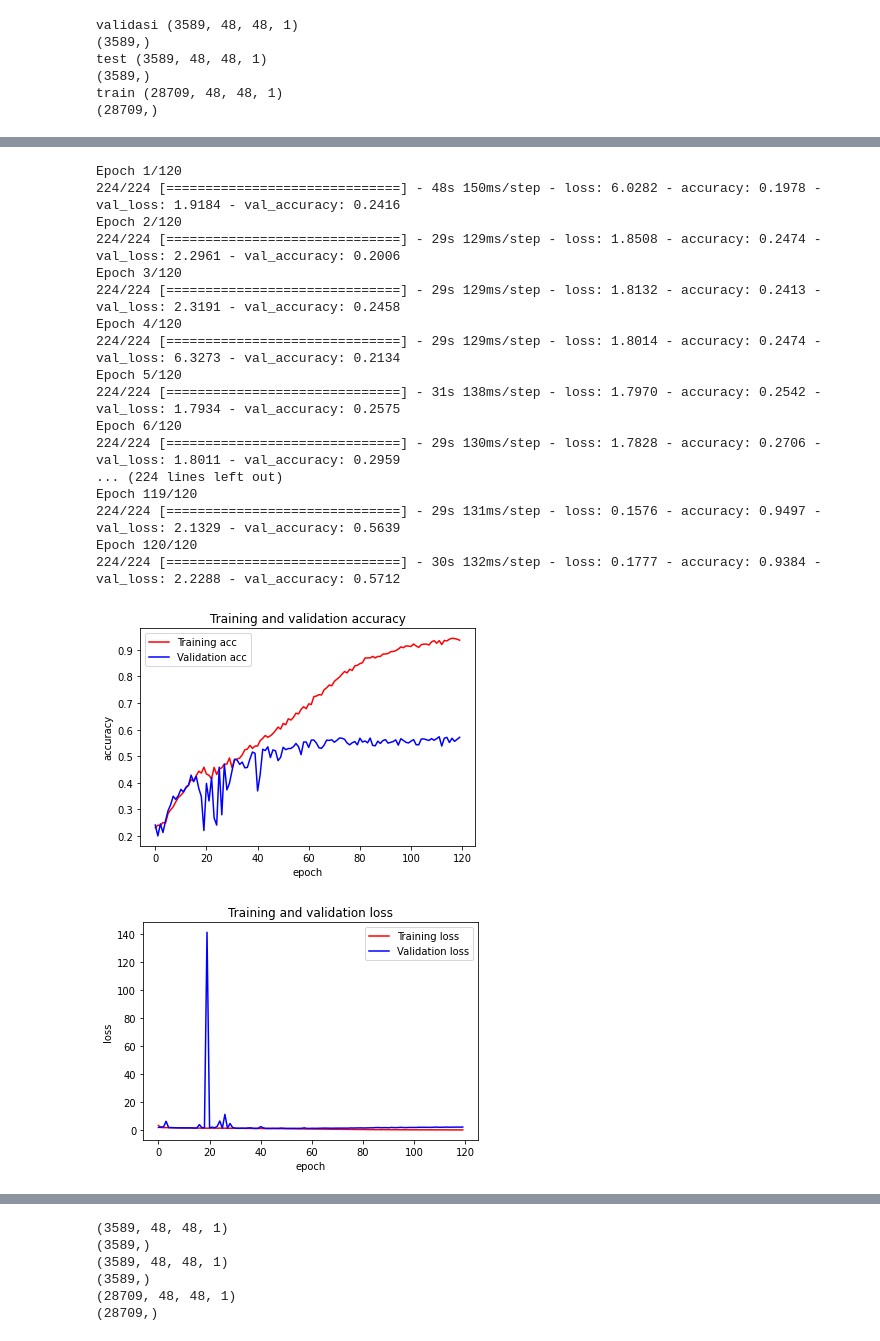
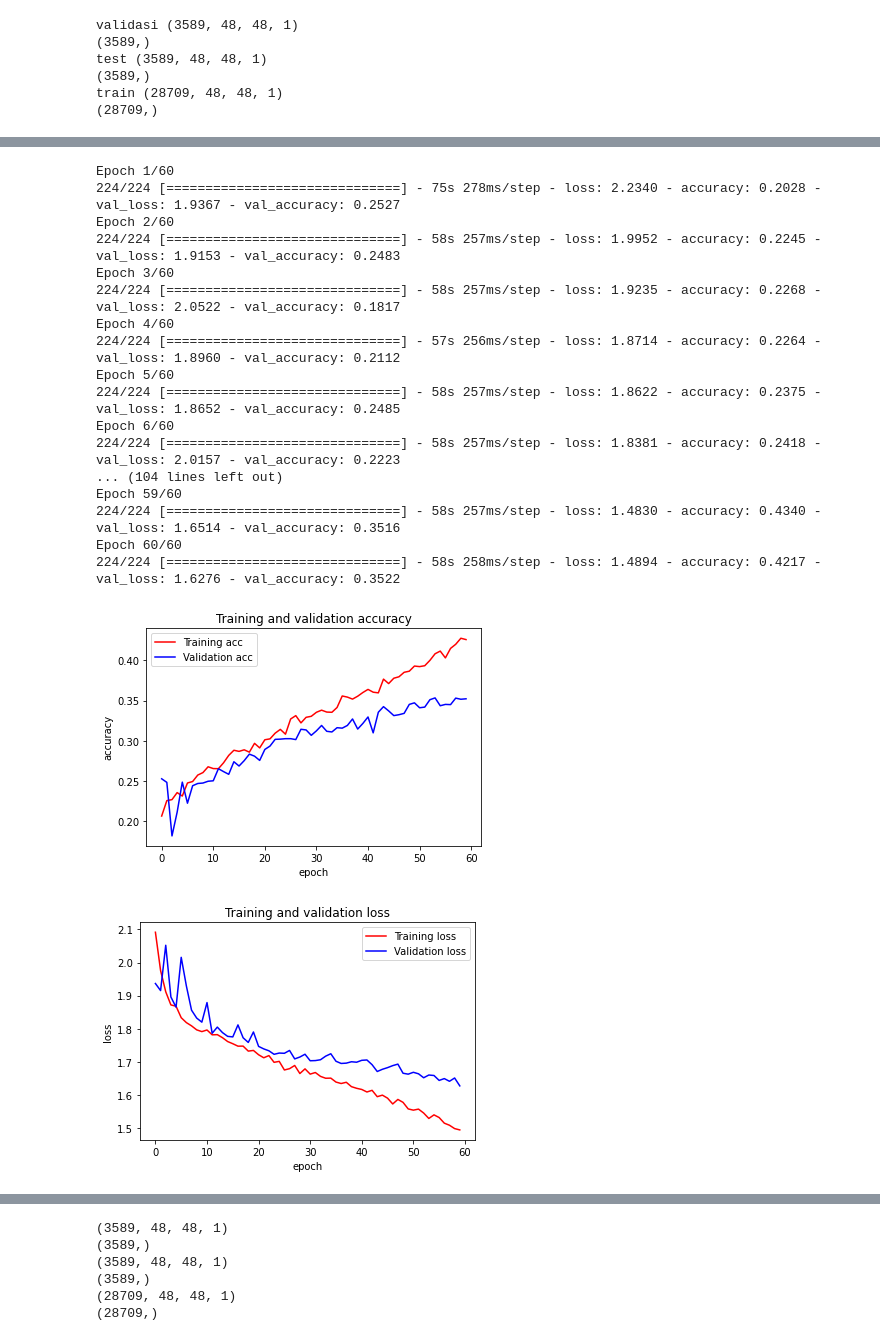
Before and after one commit to senapahlevi/FER2013_Resnet50_WeightNone, a Jupyter notebook: FER2013_Resnet50_weightnone_fixTrainTestVal.ipynb, the cells around one changed output, grey strips where cells are left out. Cells and saved outputs as stored; diff of their text form; code cells hidden in the pictures.

Commit message:
Adam_LR=0.0005_BS:128_epochs60_resnet50edit_noaug36%

```diff
--- a/FER2013_Resnet50_weightnone_fixTrainTestVal.ipynb
+++ b/FER2013_Resnet50_weightnone_fixTrainTestVal.ipynb
@@ -159,7 +157,7 @@ def convolutional_block(X, f, filters, stage, block, s = 2):
 
     return X
 # %%
-"""def ResNet50(input_shape = (48,48,1), classes = 7):
+def ResNet50(input_shape = (48,48,1), classes = 7):
     """
     Implementation of the popular ResNet50 the following architecture:
     CONV2D -> BATCHNORM -> RELU -> MAXPOOL -> CONVBLOCK -> IDBLOCK*2 -> CONVBLOCK -> IDBLOCK*3
@@ -225,5 +223,5 @@ def convolutional_block(X, f, filters, stage, block, s = 2):
     # Create model
     model = Model(inputs = X_input, outputs = X, name='ResNet50')
 
-    return model"""
+    return model
 # %%
@@ -413,7 +412,7 @@ train (28709, 48, 48, 1)
 # %%
 #hyperparameter and callback
 batch_size = 128
-num_epochs = 120
+num_epochs = 60
 input_shape = (48, 48, 1)
 num_classes = 7
 # %%
@@ -421,8 +420,8 @@ num_classes = 7
 
 
 from keras.optimizers import Adam, SGD
-model = ResNet50ori(input_shape = (48, 48, 1), classes = 7)
-optimizer = Adam(learning_rate=0.01)
+model = ResNet50(input_shape = (48, 48, 1), classes = 7)
+optimizer = SGD(learning_rate=0.0005)
 model.compile(optimizer= optimizer, loss='sparse_categorical_crossentropy', metrics=['accuracy'])
 # %%
 #kita mau save model callbackshuhuhuhuhhg
@@ -473,54 +472,55 @@ history = model.fit(
     data_generator.flow(xtrain, ytrain,),
     steps_per_epoch=len(xtrain) / batch_size,
     epochs=num_epochs,
+    shuffle=False,
     verbose=1,
     validation_data= (x_val,y_val))
 # %% [output]
-Epoch 1/120
-224/224 [==============================] - 48s 150ms/step - loss: 6.0282 - accuracy: 0.1978 - val_loss: 1.9184 - val_accuracy: 0.2416
-Epoch 2/120
-224/224 [==============================] - 29s 129ms/step - loss: 1.8508 - accuracy: 0.2474 - val_loss: 2.2961 - val_accuracy: 0.2006
-Epoch 3/120
-224/224 [==============================] - 29s 129ms/step - loss: 1.8132 - accuracy: 0.2413 - val_loss: 2.3191 - val_accuracy: 0.2458
-Epoch 4/120
-224/224 [==============================] - 29s 129ms/step - loss: 1.8014 - accuracy: 0.2474 - val_loss: 6.3273 - val_accuracy: 0.2134
-Epoch 5/120
-224/224 [==============================] - 31s 138ms/step - loss: 1.7970 - accuracy: 0.2542 - val_loss: 1.7934 - val_accuracy: 0.2575
-Epoch 6/120
-224/224 [==============================] - 29s 130ms/step - loss: 1.7828 - accuracy: 0.2706 - val_loss: 1.8011 - val_accuracy: 0.2959
-... (224 lines left out)
-Epoch 119/120
-224/224 [==============================] - 29s 131ms/step - loss: 0.1576 - accuracy: 0.9497 - val_loss: 2.1329 - val_accuracy: 0.5639
-Epoch 120/120
-224/224 [==============================] - 30s 132ms/step - loss: 0.1777 - accuracy: 0.9384 - val_loss: 2.2288 - val_accuracy: 0.5712
+Epoch 1/60
+224/224 [==============================] - 75s 278ms/step - loss: 2.2340 - accuracy: 0.2028 - val_loss: 1.9367 - val_accuracy: 0.2527
+Epoch 2/60
+224/224 [==============================] - 58s 257ms/step - loss: 1.9952 - accuracy: 0.2245 - val_loss: 1.9153 - val_accuracy: 0.2483
+Epoch 3/60
+224/224 [==============================] - 58s 257ms/step - loss: 1.9235 - accuracy: 0.2268 - val_loss: 2.0522 - val_accuracy: 0.1817
+Epoch 4/60
+224/224 [==============================] - 57s 256ms/step - loss: 1.8714 - accuracy: 0.2264 - val_loss: 1.8960 - val_accuracy: 0.2112
+Epoch 5/60
+224/224 [==============================] - 58s 257ms/step - loss: 1.8622 - accuracy: 0.2375 - val_loss: 1.8652 - val_accuracy: 0.2485
+Epoch 6/60
+224/224 [==============================] - 58s 257ms/step - loss: 1.8381 - accuracy: 0.2418 - val_loss: 2.0157 - val_accuracy: 0.2223
+... (104 lines left out)
+Epoch 59/60
+224/224 [==============================] - 58s 257ms/step - loss: 1.4830 - accuracy: 0.4340 - val_loss: 1.6514 - val_accuracy: 0.3516
+Epoch 60/60
+224/224 [==============================] - 58s 258ms/step - loss: 1.4894 - accuracy: 0.4217 - val_loss: 1.6276 - val_accuracy: 0.3522
 # %%
 import matplotlib.pyplot as plt
 
-model.save('/content/drive/MyDrive/FER2013KaggleOri/fer2013/Resnet50Scracth/scratchcheckpoint/Fix_Model_resnet50oriAdamst120epochBS128_noaug1.h5')
+model.save('/content/drive/MyDrive/FER2013KaggleOri/fer2013/Resnet50Scracth/scratchcheckpoint/Fix_resnet50edit_noAug_adam1_shuffalse1.h5')
 
-#gffhgffkjkjdskjjkjkjkjhjhnnnhjhhu
+#gffhgffkjkjdskjjkjkjkjhjhnnnhjhhuyghhg
 accuracy = history.history['accuracy']
 val_accuracy = history.history['val_accuracy']
 loss = history.history['loss']
 val_loss = history.history['val_loss']
 num_epochs = range(len(accuracy))
 plt.plot(num_epochs, accuracy, 'r', label='Training acc')
 plt.plot(num_epochs, val_accuracy, 'b', label='Validation acc')
 plt.title('Training and validation accuracy')
 plt.ylabel('accuracy')
 plt.xlabel('epoch')
 plt.legend()
 plt.figure()
 plt.plot(num_epochs, loss, 'r', label='Training loss')
 plt.plot(num_epochs, val_loss, 'b', label='Validation loss')
 plt.title('Training and validation loss')
 plt.ylabel('loss')
 plt.xlabel('epoch')
 plt.legend()
 plt.show()
 # %% [output]
-[figure, old version]
+[figure, new version]
-[figure, old version]
+[figure, new version]
 # %%
 testloss = model.evaluate(xtest, ytest)
 print("Test Loss " + str(testloss[0]))
```
Also changed, not shown: parts of 13 cells of this notebook.
